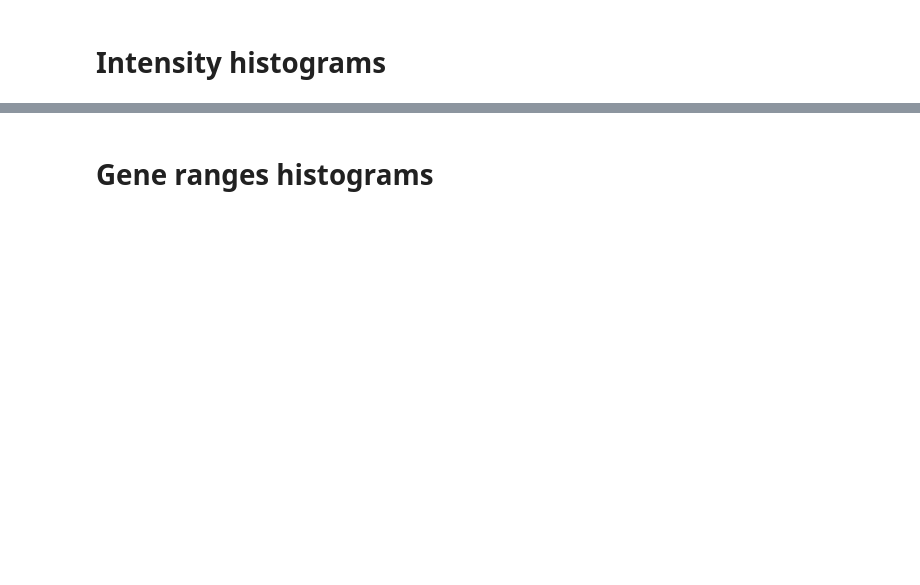
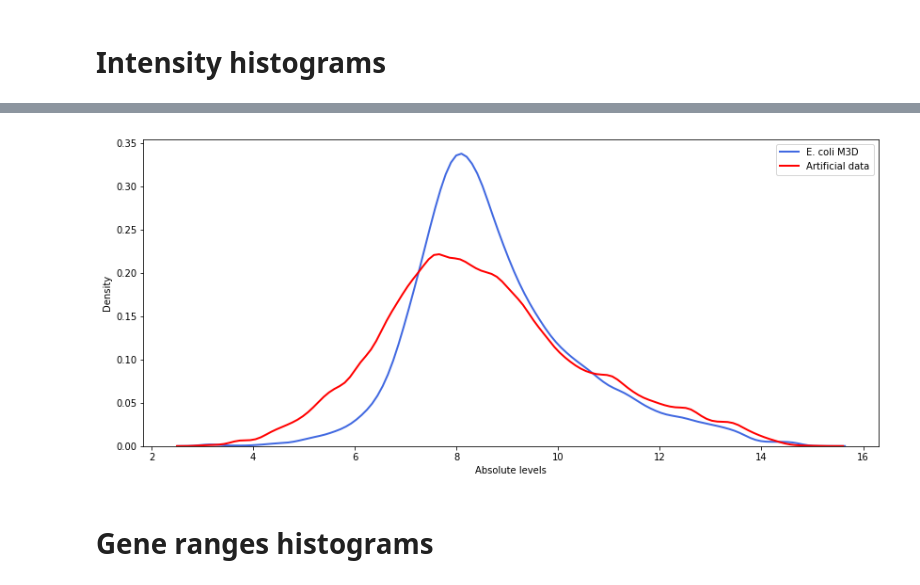
Before and after one commit to rvinas/adversarial-gene-expression, a Jupyter notebook: src/syntren_analysis.ipynb, the cells around one changed output, grey strips where cells are left out. Drawn from its saved outputs; the diff is of its cells as text; code cells hidden in the pictures; blank space fills up the shorter version.

```diff
--- a/src/syntren_analysis.ipynb
+++ b/src/syntren_analysis.ipynb
@@ -61,3 +61,9 @@ plot_intensities(s_expr, dataset_name='SynTReN data', color='red');
+# %%
+plt.figure(figsize=(14, 6))
+ax = plot_intensities(expr_train, plot_quantiles=False)
+plot_intensities(s_expr, dataset_name='Artificial data', color='red', plot_quantiles=False, ax=ax);
+# %% [output]
+[figure, added]
 # %% [markdown]
 # Gene ranges histograms
 # %%
```
Also changed, not shown: parts of 10 cells of this notebook, 12 other files.
